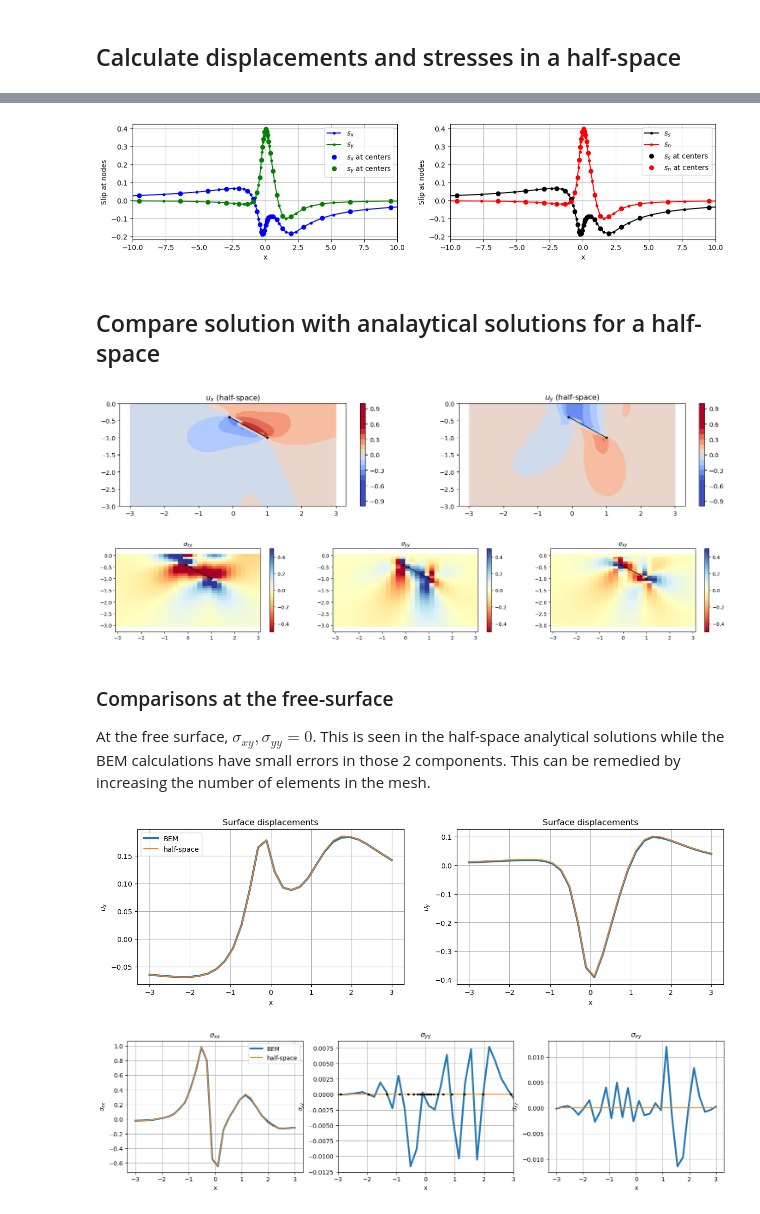
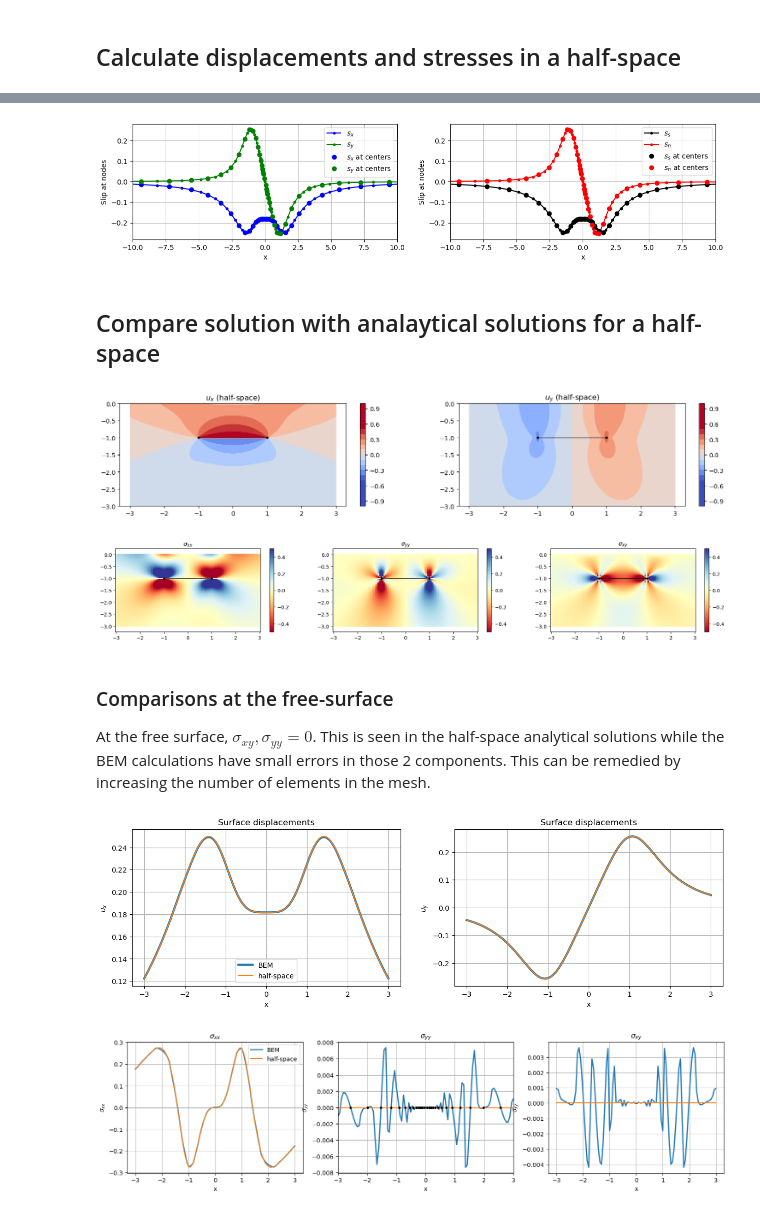
Before and after one commit to mallickrishg/bemcs, a Jupyter notebook: examples/examples_2_freesurface.ipynb, the cells around one changed output, grey strips where cells are left out. Drawn from its saved outputs; the diff is of its cells as text; code cells hidden in the pictures.

```diff
--- a/examples/examples_2_freesurface.ipynb
+++ b/examples/examples_2_freesurface.ipynb
@@ -23,8 +23,8 @@ mu = 1
 nu = 0.25
 
 # create a uniform mesh of the free surface
-n_elements = 30 # only even number
-L_fault = 50 # fault length in x
+n_elements = 50 # only even number
+L_fault = 100 # fault length in x
 xlogvals = np.logspace(-1.,np.log10(L_fault/2),int(n_elements/2))
 # xmesh = np.linspace(-L_fault/2,L_fault/2,n_elements+1)
 xmesh = np.concatenate((-xlogvals[::-1],[0.],xlogvals))
@@ -69,9 +69,9 @@ $\begin{equation}
 # create a source (use constant slip)
 element = {}
 source = []
-element["x1"] = -0.1
+element["x1"] = -1.
 element["x2"] = 1.0
-element["y1"] = -0.4
+element["y1"] = -1.0
 element["y2"] = -1.0
 source.append(element.copy())
 source = bemcs.standardize_elements(source)
@@ -185,7 +185,7 @@ for i in range(len(elements)):
 # %% [markdown]
 ## Calculate displacements and stresses in a half-space
 # %%
-n_obs = 30
+n_obs = 100
 width = 3
 x_plot = np.linspace(-width, width, n_obs)
 y_plot = np.linspace(-width, 0, n_obs)
@@ -311,7 +311,7 @@ plt.grid()
 plt.xlim((-10,10))
 plt.show()
 # %% [output]
-[figure, old version]
+[figure, new version]
 # %% [markdown]
 ## Compare solution with analaytical solutions for a half-space
 # %%
@@ -370,15 +370,15 @@ plt.axis("equal")
 plt.title("$\sigma_{xy}$")
 plt.show()
 # %% [output]
-[figure, old version]
+[figure, new version]
-[figure, old version]
+[figure, new version]
 # %% [markdown]
 ### Comparisons at the free-surface
 
 At the free surface, $\sigma_{xy},\sigma_{yy} = 0$. This is seen in the half-space analytical solutions while the BEM calculations have small errors in those 2 components. This can be remedied by increasing the number of elements in the mesh.
 # %%
 # compare surface displacements
-# index = np.where((y_plot>-0.02) & (y_plot<0.1))
+# index = np.where((y_plot>-0.04) & (y_plot<0))
 index = np.where(y_plot==0.)
 
 plt.figure(figsize=(15,4))
@@ -396,35 +396,35 @@ plt.plot(x_plot[index],uy_hs[index])
 plt.xlabel('x')
 plt.ylabel('$u_y$')
 plt.grid()
 plt.title('Surface displacements')
 plt.show()
 
 plt.figure(figsize=(18,4))
 plt.subplot(1,3,1)
-plt.plot(x_plot[index],sxx[index],label='BEM',linewidth=3)
+plt.plot(x_plot[index],sxx[index],label='BEM',linewidth=2)
 plt.plot(x_plot[index],sxx_hs[index],label='half-space')
 plt.xlabel('x')
 plt.ylabel('$\sigma_{xx}$')
 plt.legend()
 plt.grid()
 plt.title('$\sigma_{xx}$')
 plt.subplot(1,3,2)
-plt.plot(x_plot[index],syy[index],linewidth=3)
+plt.plot(x_plot[index],syy[index],linewidth=2)
 plt.plot(x_plot[index],syy_hs[index])
 plt.plot(xnodes[1:-1:3,0],0*xnodes[1:-1:3,0],'k.')
 plt.xlabel('x')
 plt.ylabel('$\sigma_{yy}$')
 plt.grid()
 plt.xlim((-width,width))
 plt.title('$\sigma_{yy}$')
 plt.subplot(1,3,3)
-plt.plot(x_plot[index],sxy[index],linewidth=3)
+plt.plot(x_plot[index],sxy[index],linewidth=2)
 plt.plot(x_plot[index],sxy_hs[index])
 plt.xlabel('x')
 plt.ylabel('$\sigma_{xy}$')
 plt.grid()
 plt.title('$\sigma_{xy}$')
 plt.show()
 # %% [output]
-[figure, old version]
+[figure, new version]
-[figure, old version]
+[figure, new version]
```
Also changed, not shown: parts of 3 cells of this notebook.
